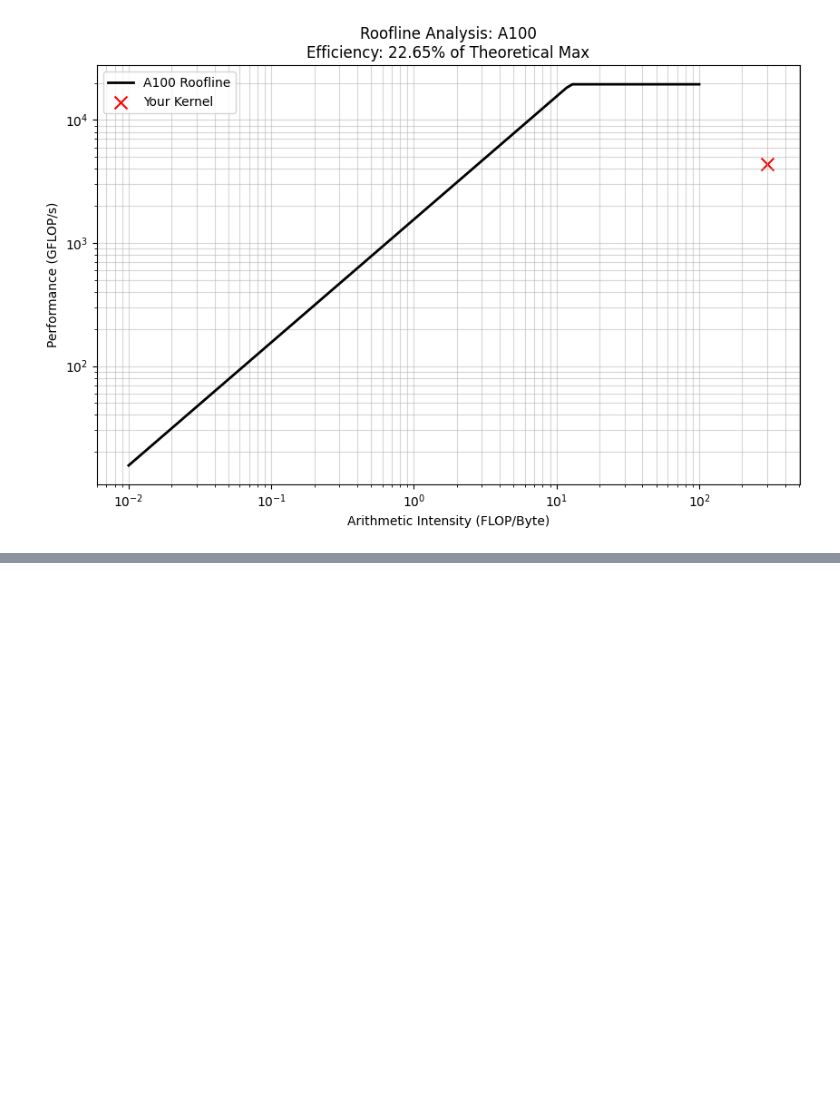
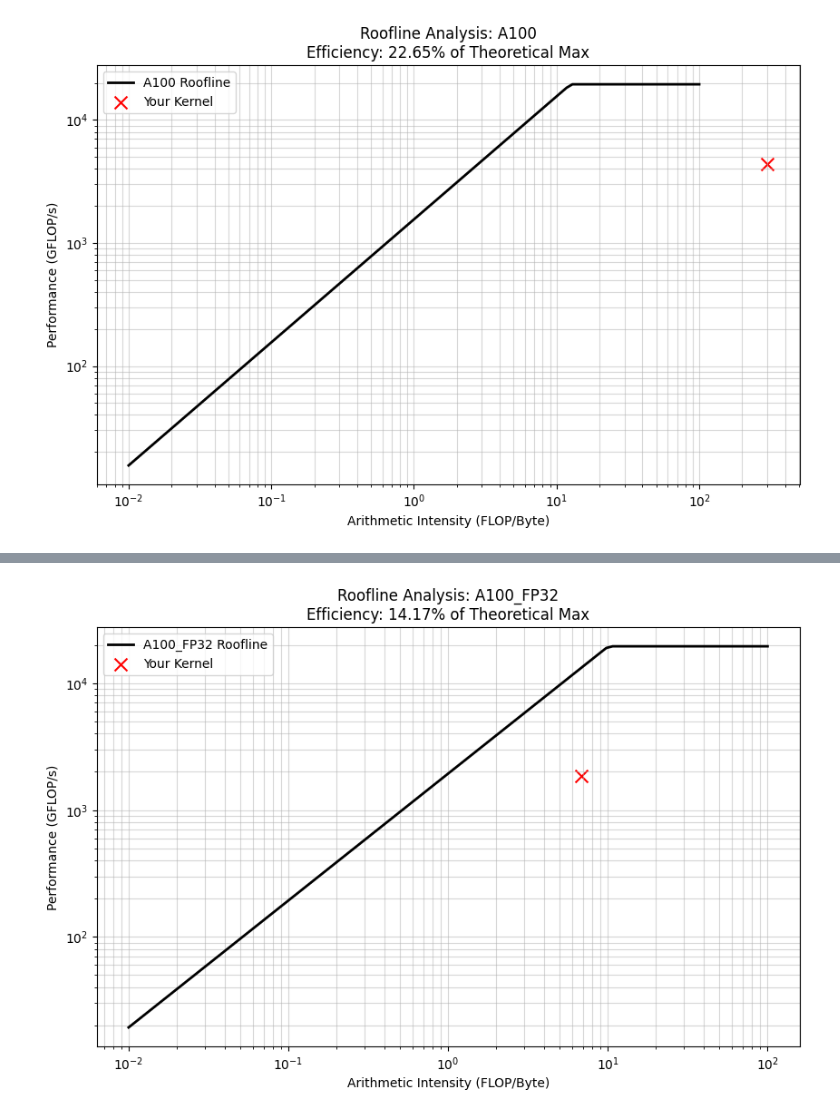
Before and after one commit to ayush-os/roofline-fun, a Jupyter notebook: roofline-gen.ipynb, the cells around one changed output, grey strips where cells are left out. Saved outputs shown, nothing was run; the diff lists cells and outputs as text; code cells hidden in the pictures; blank space fills up the shorter version.

```diff
--- a/roofline-gen.ipynb
+++ b/roofline-gen.ipynb
@@ -87,0 +98,10 @@ plot_roofline(
+# %%
+# sharedConv2d (A100)
+plot_roofline(
+    gpu_name='A100_FP32',
+    kernel_flops=838860800,
+    kernel_bytes=123.76e6,
+    kernel_time_ns=451420
+)
+# %% [output]
+[figure, added]
```
Also changed, not shown: parts of 2 cells of this notebook.
